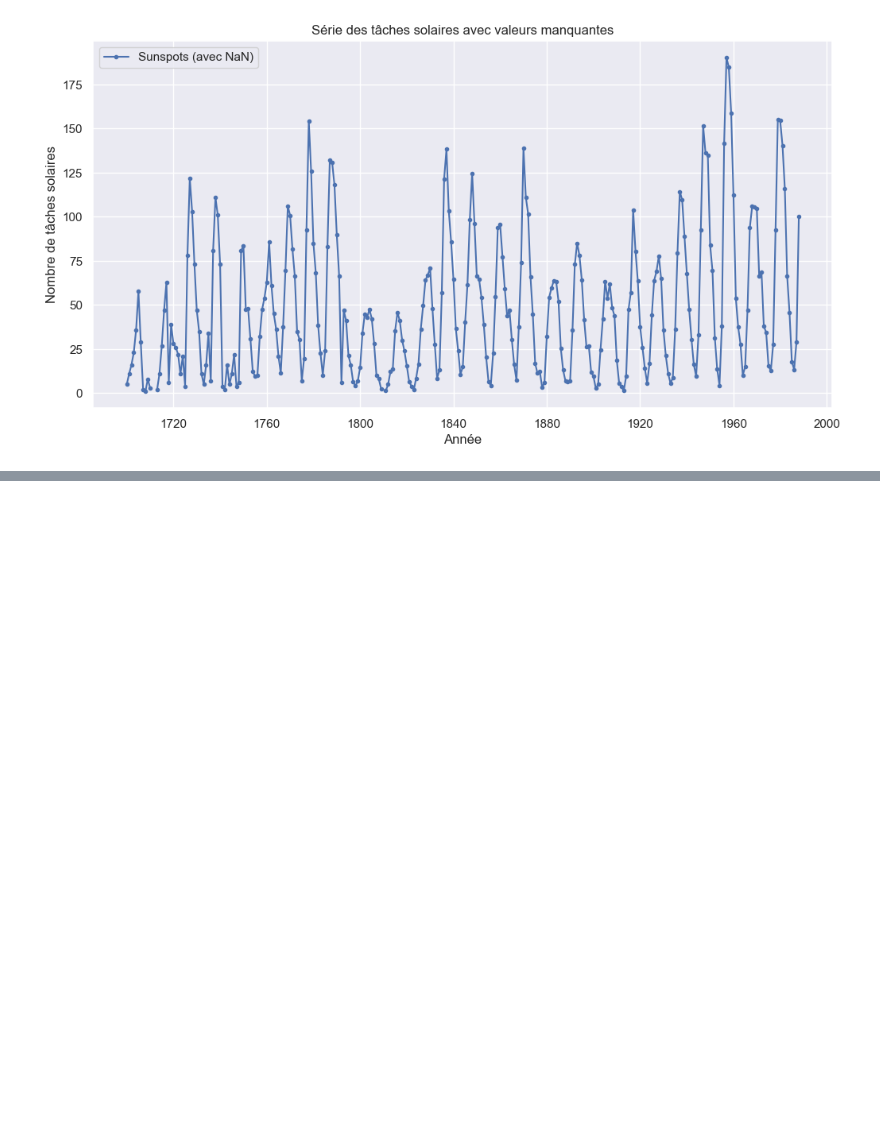
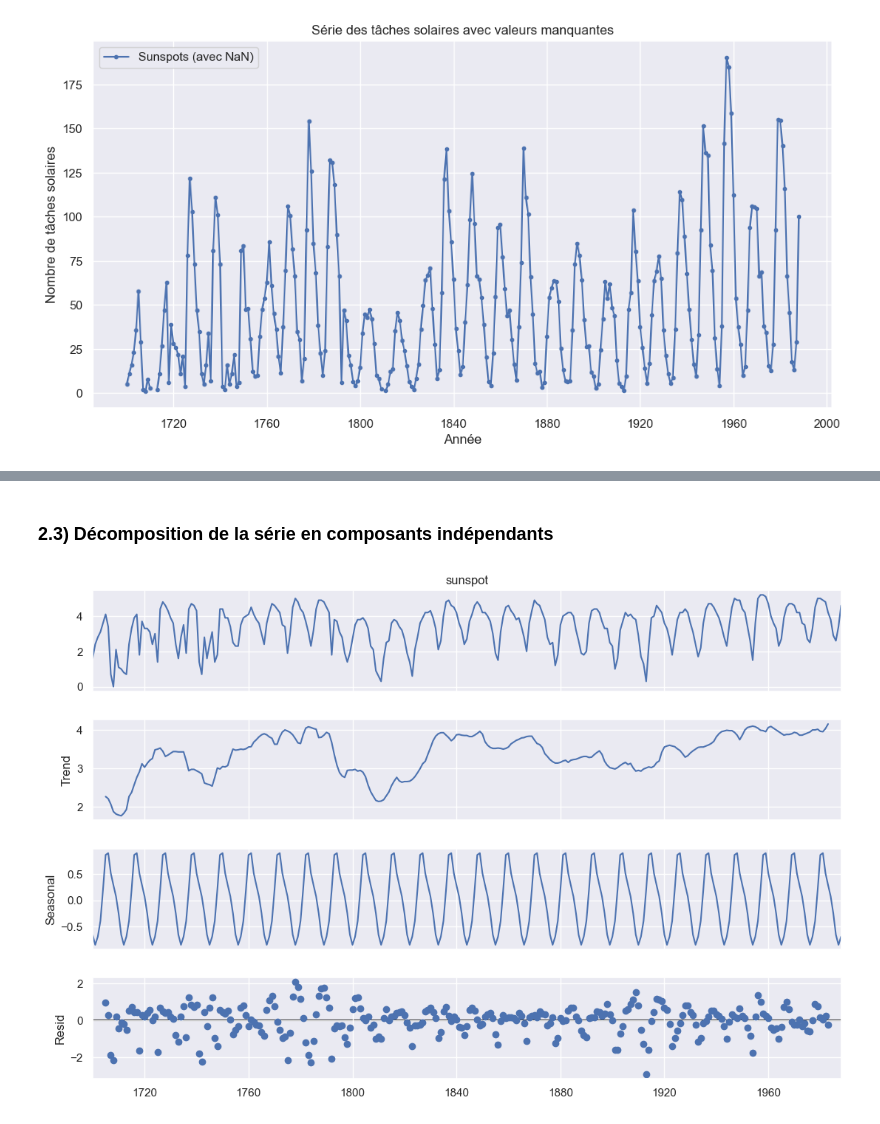
Before and after one commit to Bees11111/TDA_Projet, a Jupyter notebook: main.ipynb, the cells around one changed output, grey strips where cells are left out. Cells and saved outputs as stored; diff of their text form; code cells hidden in the pictures; blank space fills up the shorter version.

```diff
--- a/main.ipynb
+++ b/main.ipynb
@@ -167,0 +250,14 @@ plt.show()
+# %% [markdown]
+### 2.3) Décomposition de la série en composants indépendants
+# %%
+# Décomposition multiplicative
+result = seasonal_decompose(
+    data_log_interpolated["sunspot"], model="additive", period=11
+)
+
+# Affichage des composantes
+fig = result.plot()
+fig.set_size_inches(12, 8)
+plt.show()
+# %% [output]
+[figure, added]
```
Also changed, not shown: parts of 23 cells of this notebook, 1 other file.
